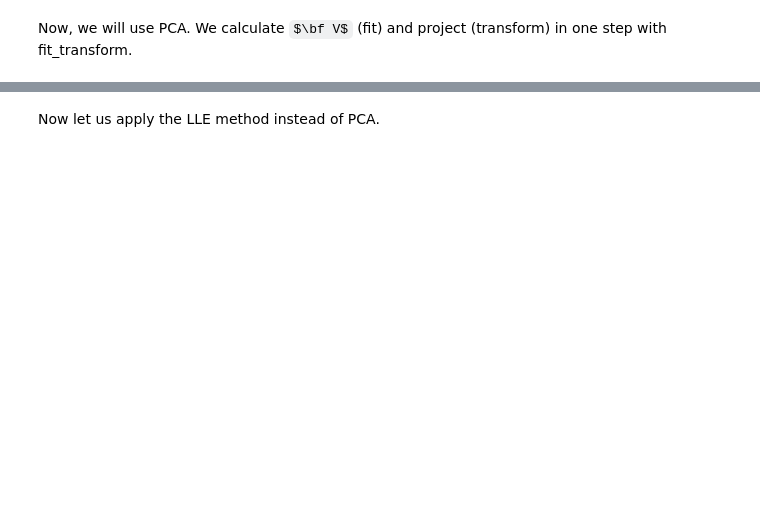
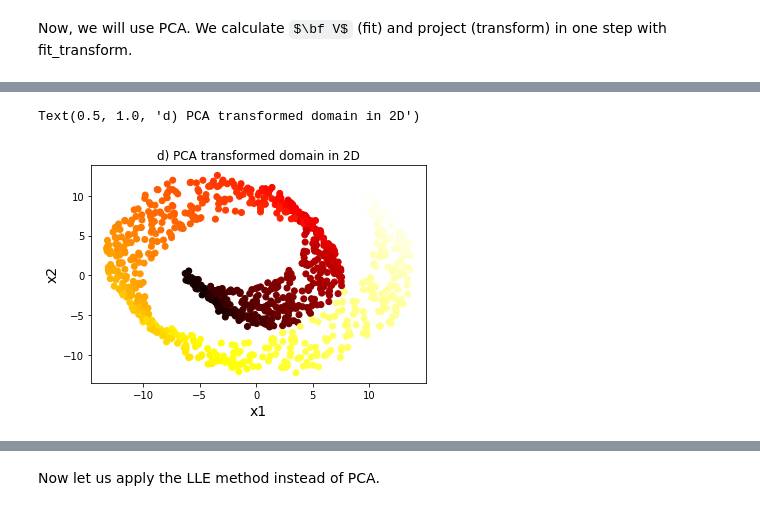
Before and after one commit to dtrad/geoml_course, a Jupyter notebook: Practice15DimRed.ipynb, the cells around one changed output, grey strips where cells are left out. Drawn from its saved outputs; the diff is of its cells as text; code cells hidden in the pictures; some formulas as TeX source; blank space fills up the shorter version.

```diff
--- a/Practice15DimRed.ipynb
+++ b/Practice15DimRed.ipynb
@@ -275,7 +353,12 @@ plt.show()
 # %%
 fig = plt.figure()
 plt.scatter(X2D[:,0],X2D[:,1],c=t, cmap=plt.cm.hot)
-plt.title("c) PCA")
+plt.xlabel('x1',fontsize='14')
+plt.ylabel('x2',fontsize='14')
+plt.title("d) PCA transformed domain in 2D")
+# %% [output]
+Text(0.5, 1.0, 'd) PCA transformed domain in 2D')
+[figure, added]
 # %%
 X2DR = pca.inverse_transform(X2D)
 fig = plt.figure()
```
Also changed, not shown: parts of 41 cells of this notebook.
